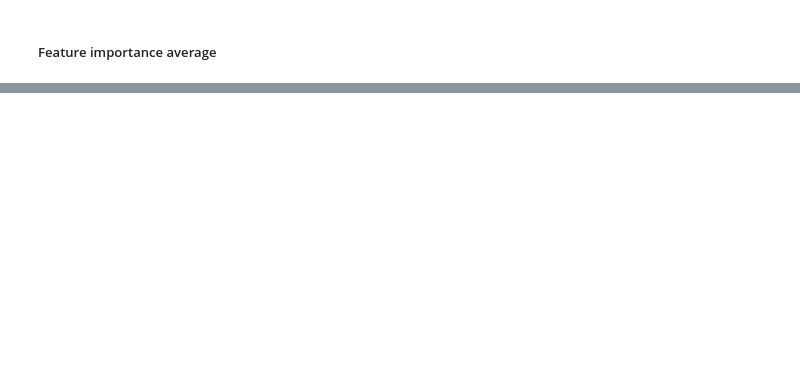
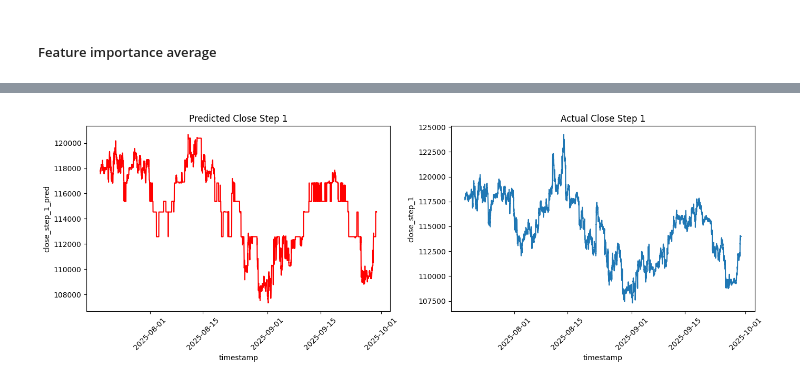
Before and after one commit to slamina-pf/data_analysis_trading_bot, a Jupyter notebook: workbooks/02_model_training.ipynb, the cells around one changed output, grey strips where cells are left out. Drawn from its saved outputs; the diff is of its cells as text; code cells hidden in the pictures; blank space fills up the shorter version.

```diff
--- a/workbooks/02_model_training.ipynb
+++ b/workbooks/02_model_training.ipynb
@@ -721,0 +890,20 @@ importance_df.head(5)
+# %%
+# Create subplots: 1 row, 2 columns
+fig, axes = plt.subplots(1, 2, figsize=(14, 5), sharex=True)
+
+# First plot (predicted)
+sns.lineplot(x="timestamp", y="close_step_1_pred",
+             data=dataset_compare, color="red", ax=axes[0])
+axes[0].set_title("Predicted Close Step 1")
+axes[0].tick_params(axis='x', rotation=45)
+
+# Second plot (actual)
+sns.lineplot(x="timestamp", y="close_step_1",
+             data=dataset_compare, ax=axes[1])
+axes[1].set_title("Actual Close Step 1")
+axes[1].tick_params(axis='x', rotation=45)
+
+plt.tight_layout()
+plt.show()
+# %% [output]
+[figure, added]
```
Also changed, not shown: parts of 35 cells of this notebook, 3 other files.
